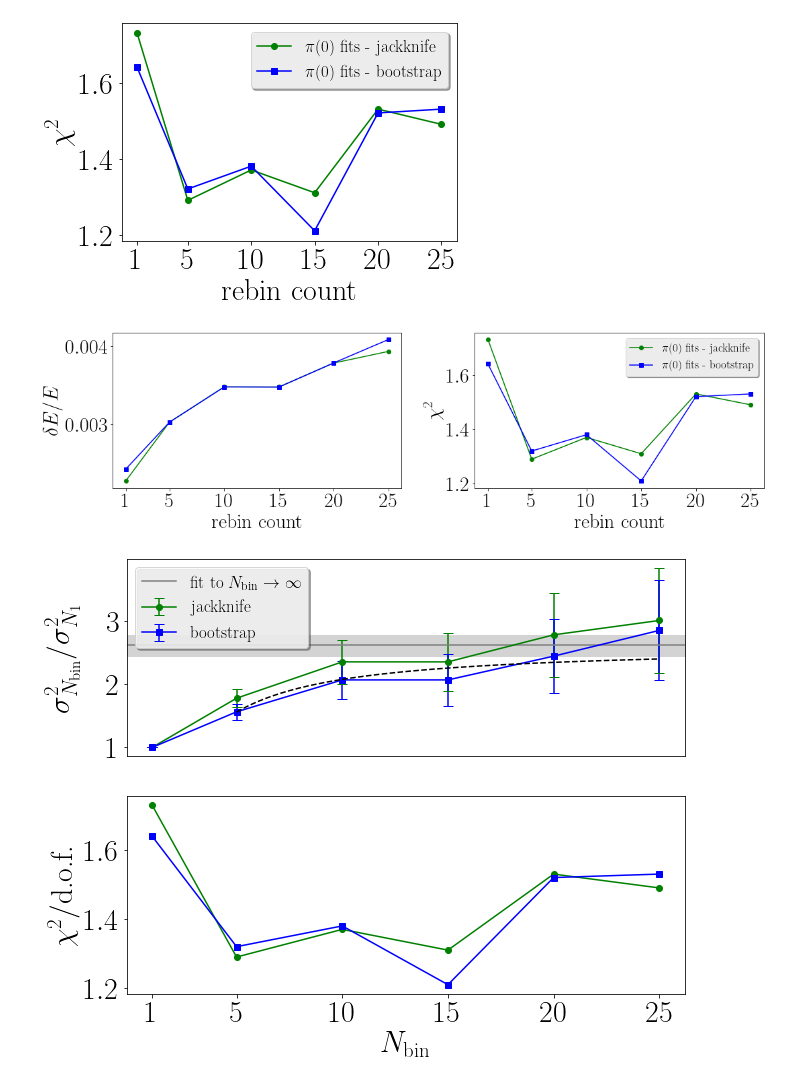
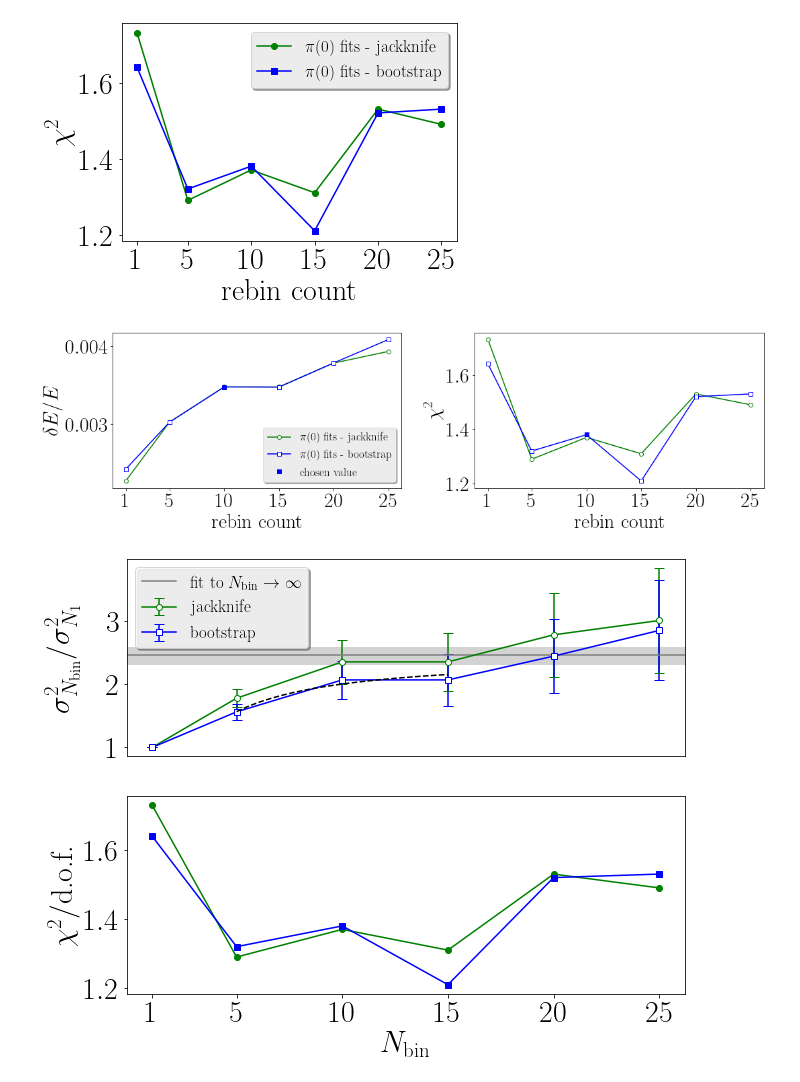
Before and after one commit to xinucode/sigmond_python_plots, a Jupyter notebook: rebin/rebin_analysis_no2.ipynb, the cells around one changed output. Drawn from its saved outputs; the diff is of its cells as text; code cells hidden in the pictures.

```diff
--- a/rebin/rebin_analysis_no2.ipynb
+++ b/rebin/rebin_analysis_no2.ipynb
@@ -38,14 +38,14 @@ plt.style.use('../spectrum.mplstyle')
 #     25:[0.3144,0.0031],
 # }
 #bootstrap analysis Nb=500
-pidata_b500 = {
-    1:[0.06607,0.00023,2.49],
-    5:[0.06595,0.00029,1.77],
-    10:[0.06613,0.00038,1.72],
-    16:[0.06608,0.00036,1.85],
-    20:[0.06608,0.00042,2.10],
-    25:[0.06610,0.00036,1.81]
-}
+# pidata_b500 = {
+#     1:[0.06607,0.00023,2.49],
+#     5:[0.06595,0.00029,1.77],
+#     10:[0.06613,0.00038,1.72],
+#     16:[0.06608,0.00036,1.85],
+#     20:[0.06608,0.00042,2.10],
+#     25:[0.06610,0.00036,1.81]
+# }
 # Ndata_b500 = {
 #     1:[0.3155,0.0036],
 #     5:[0.3155,0.0037],
@@ -95,6 +95,7 @@ all_pi_data = {
 #     "bootstrap 2exp":pidata_b500
 #     r"bootstrap $N_B=N_{\textup{bin}}$":pidata_bN
 }
+chosen_value = {"rebin":10,"dataset":"bootstrap"}
 # all_N_data = {
 #     "jackknife":Ndata,
 #     r"bootstrap $N_B=500$":Ndata_b500,
@@ -184,29 +185,37 @@ plt.savefig("rebin_analysis_pi-chi.pdf")
 # %%
 f = plt.figure()
 f.set_figwidth(16)
 f.set_figheight(5)
 plt.subplot(1, 2, 1)
 i=0
 for dataset in pi_rebin.keys():
-    plt.plot(pi_rebin[dataset],pi_rel_err[dataset],label=r'$\pi$(0) fits - '+dataset, color=settings.colors[i], marker=settings.markers[i])
+    plt.plot(pi_rebin[dataset],pi_rel_err[dataset],label=r'$\pi$(0) fits - '+dataset, color=settings.colors[i], marker=settings.markers[i], mfc="white")
+    if chosen_value["dataset"]==dataset:
+        index = np.where( np.array(pi_rebin[dataset])==chosen_value["rebin"] )
+        plt.plot([pi_rebin[dataset][index[0]]],[pi_rel_err[dataset][index[0]]], color=settings.colors[i], marker=settings.markers[i],lw=0)
     i+=1
 plt.xlabel("rebin count")
 plt.ylabel(r"$\delta E/E$")
 plt.xticks(ticks=pi_rebin[r"bootstrap"])
 # plt.legend()
 plt.subplot(1, 2, 2)
 i=0
 for dataset in pi_rebin.keys():
-    plt.plot(pi_rebin[dataset],pi_vals[dataset][2],label=r'$\pi$(0) fits - '+dataset, color=settings.colors[i], marker=settings.markers[i])
+    plt.plot(pi_rebin[dataset],pi_vals[dataset][2],label=r'$\pi$(0) fits - '+dataset, color=settings.colors[i], marker=settings.markers[i], mfc="white")
+    if chosen_value["dataset"]==dataset:
+        index = np.where( np.array(pi_rebin[dataset])==chosen_value["rebin"] )
+        plt.plot([pi_rebin[dataset][index[0]]],[pi_vals[dataset][2][index[0]]], color=settings.colors[i], marker=settings.markers[i],lw=0)
     i+=1
+
+# plt.margins(0,-0.1)
 plt.xlabel("rebin count")
 plt.ylabel(r"$\chi^2$")
 plt.xticks(ticks=pi_rebin[r"bootstrap"])
 plt.tight_layout()
 plt.legend()
-plt.savefig("rebin_analysis.pdf")
+plt.savefig("rebin_analysis.pdf", bbox_inches='tight')
 # %% [output]
-[figure, old version]
+[figure, new version]
 # %%
 f = plt.figure()
 f.set_figwidth(10)
@@ -221,16 +230,22 @@ i=0
 
 for dataset in pi_rebin.keys():
 #     plt.errorbar(x=pi_rebin[dataset],y=pi_vals[dataset][1],yerr=pi_vals[dataset][1]*np.sqrt(pi_rebin[dataset]/1000.0),label=dataset, color=settings.colors[i], marker=settings.markers[i])
-    plt.errorbar(x=pi_rebin[dataset],y=pi_vals[dataset][1]*pi_vals[dataset][1]/pi_vals[dataset][1][0]/pi_vals[dataset][1][0],yerr=pi_vals[dataset][1]*pi_vals[dataset][1]/pi_vals[dataset][1][0]/pi_vals[dataset][1][0]*(2.0*np.sqrt(pi_rebin[dataset]/1000.0)+pi_rebin[dataset]/1000.0-2.0*np.sqrt(1.0/1000.0)-1.0/1000.0),label=dataset, color=settings.colors[i],elinewidth=1.5,capsize=5, marker=settings.markers[i])
+    yvals = pi_vals[dataset][1]*pi_vals[dataset][1]/pi_vals[dataset][1][0]/pi_vals[dataset][1][0]
+    yerrs = pi_vals[dataset][1]*pi_vals[dataset][1]/pi_vals[dataset][1][0]/pi_vals[dataset][1][0]*(2.0*np.sqrt(pi_rebin[dataset]/1000.0)+pi_rebin[dataset]/1000.0-2.0*np.sqrt(1.0/1000.0)-1.0/1000.0)
+    plt.errorbar(x=pi_rebin[dataset],y=yvals,yerr=yerrs,label=dataset, color=settings.colors[i],elinewidth=1.5,capsize=5, marker=settings.markers[i], mfc="white")
+    if chosen_value["dataset"]==dataset:
+        index = np.where( np.array(pi_rebin[dataset])==chosen_value["rebin"] )
+        plt.plot([pi_rebin[dataset][index[0]]],[yvals[index[0]]],color=settings.colors[i], marker=settings.markers[i],lw=0)
 #     plt.errorbar(x=pi_rebin[dataset],y=pi_vals[dataset][1]*pi_vals[dataset][1]/pi_vals[dataset][1][0]/pi_vals[dataset][1][0],yerr=pi_vals[dataset][1]*pi_vals[dataset][1]/pi_vals[dataset][1][0]/pi_vals[dataset][1][0]*pi_rebin[dataset],label=dataset, color=settings.colors[i], marker=settings.markers[i])
     i+=1
 # plt.xlabel("rebin count")
 fitfunc = lambda x, a, b: 2.0*a*(1-b/x + b/x*np.exp(-x/a))  # function to fit
 dataset = "bootstrap"
-pars, corr = scipy.optimize.curve_fit(fitfunc, pi_rebin[dataset][1:], pi_vals[dataset][1][1:]*pi_vals[dataset][1][1:]/pi_vals[dataset][1][0]/pi_vals[dataset][1][0], [1.8, 1.7], pi_vals[dataset][1][1:]*pi_vals[dataset][1][1:]/pi_vals[dataset][1][0]/pi_vals[dataset][1][0]*(2.0*np.sqrt(pi_rebin[dataset][1:]/1000.0)+pi_rebin[dataset][1:]/1000.0-2.0*np.sqrt(1.0/1000.0)-1.0/1000.0))
+max_index = -2
+pars, corr = scipy.optimize.curve_fit(fitfunc, pi_rebin[dataset][1:max_index], pi_vals[dataset][1][1:max_index]*pi_vals[dataset][1][1:max_index]/pi_vals[dataset][1][0]/pi_vals[dataset][1][0], [1.8, 1.7], pi_vals[dataset][1][1:max_index]*pi_vals[dataset][1][1:max_index]/pi_vals[dataset][1][0]/pi_vals[dataset][1][0]*(2.0*np.sqrt(pi_rebin[dataset][1:max_index]/1000.0)+pi_rebin[dataset][1:max_index]/1000.0-2.0*np.sqrt(1.0/1000.0)-1.0/1000.0))
 perr = np.sqrt(np.diag(corr))
 a,b = pars
-x = np.linspace(pi_rebin[dataset][1],pi_rebin[dataset][-1],num=1000)
+x = np.linspace(pi_rebin[dataset][1],pi_rebin[dataset][max_index-1],num=1000)
 plt.plot(x,2.0*a*(1-b/x + b/x*np.exp(-x/a)),color="black",zorder=10,ls="--")
 #*pi_vals[dataset][1]/pi_vals[dataset][1][0]/pi_vals[dataset][1][0]
 
@@ -263,7 +278,7 @@ plt.xlim(xrange)
 # plt.legend()
 plt.savefig("rebin_analysis.pdf")
 # %% [output]
-[figure, old version]
+[figure, new version]
 # %%
 f = plt.figure()
 f.set_figwidth(18)
```
Also changed, not shown: parts of 1 cell of this notebook, 5 other files.
